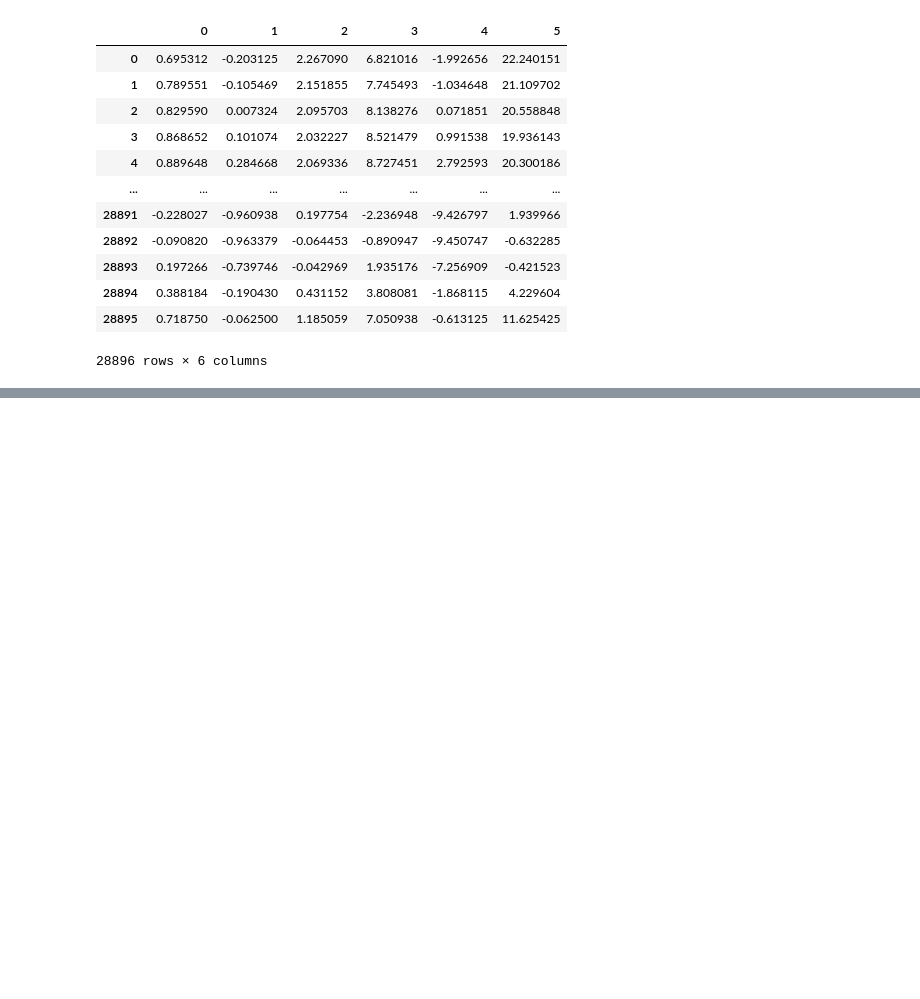
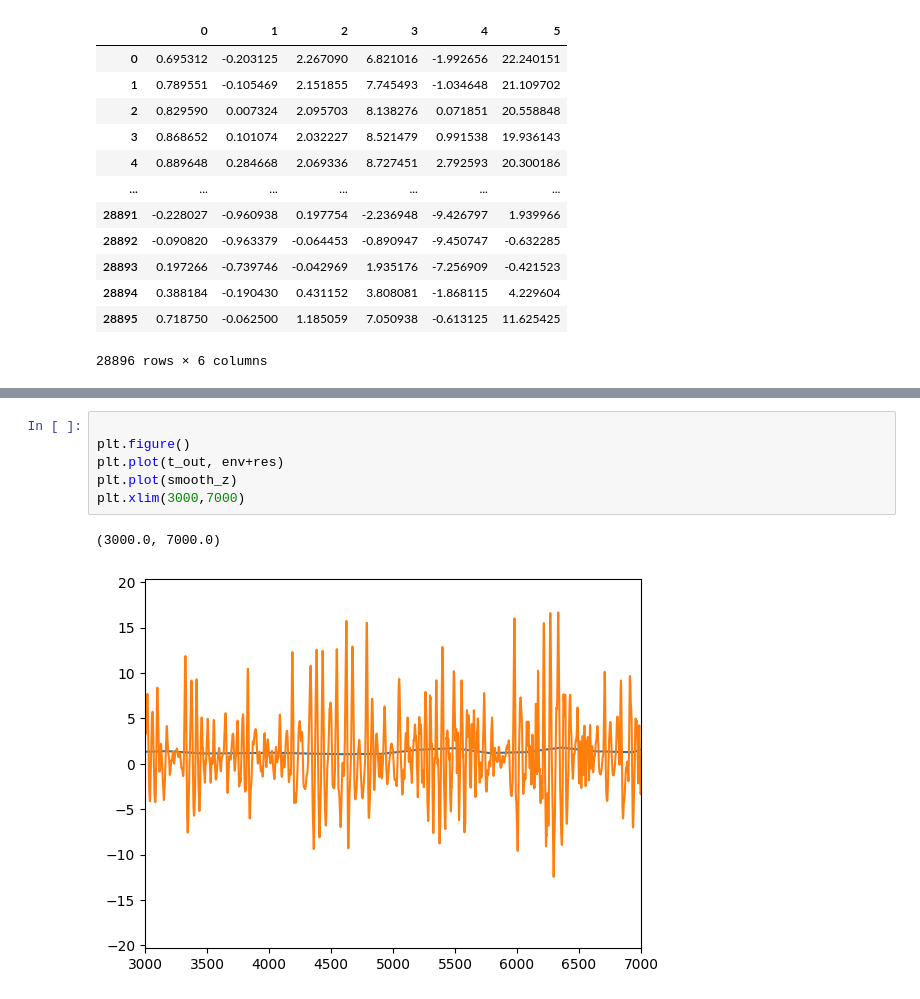
Before and after one commit to jgrk/accel-write, a Jupyter notebook: notebook.ipynb, the cells around one changed output, grey strips where cells are left out. Saved outputs shown, nothing was run; the diff lists cells and outputs as text; blank space fills up the shorter version.

```diff
--- a/notebook.ipynb
+++ b/notebook.ipynb
@@ -45,0 +72,9 @@ array([0.71632789, 0.77857838, 0.82622892, ..., 0.21402398, 0.39697771,
+# %%
+
+plt.figure()
+plt.plot(t_out, env+res)
+plt.plot(smooth_z)
+plt.xlim(3000,7000)
+# %% [output]
+(3000.0, 7000.0)
+[figure, added]
```
Also changed, not shown: parts of 4 cells of this notebook, 43 other files.
